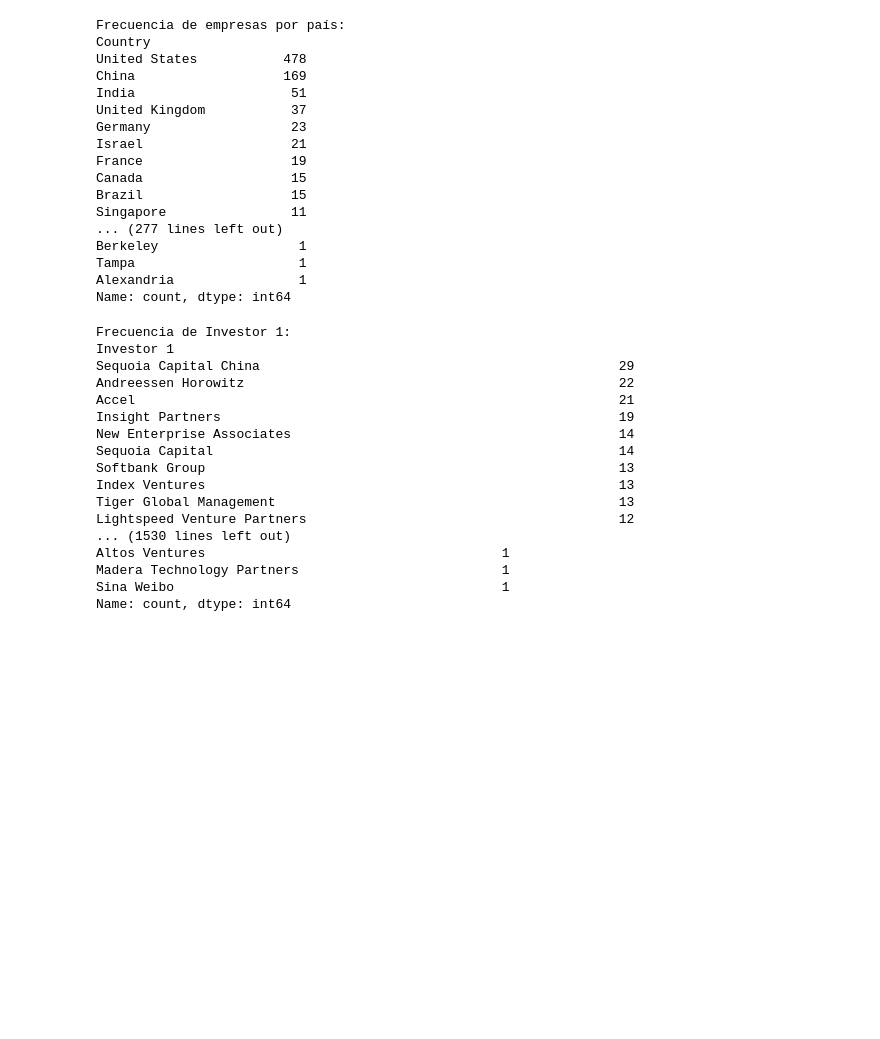
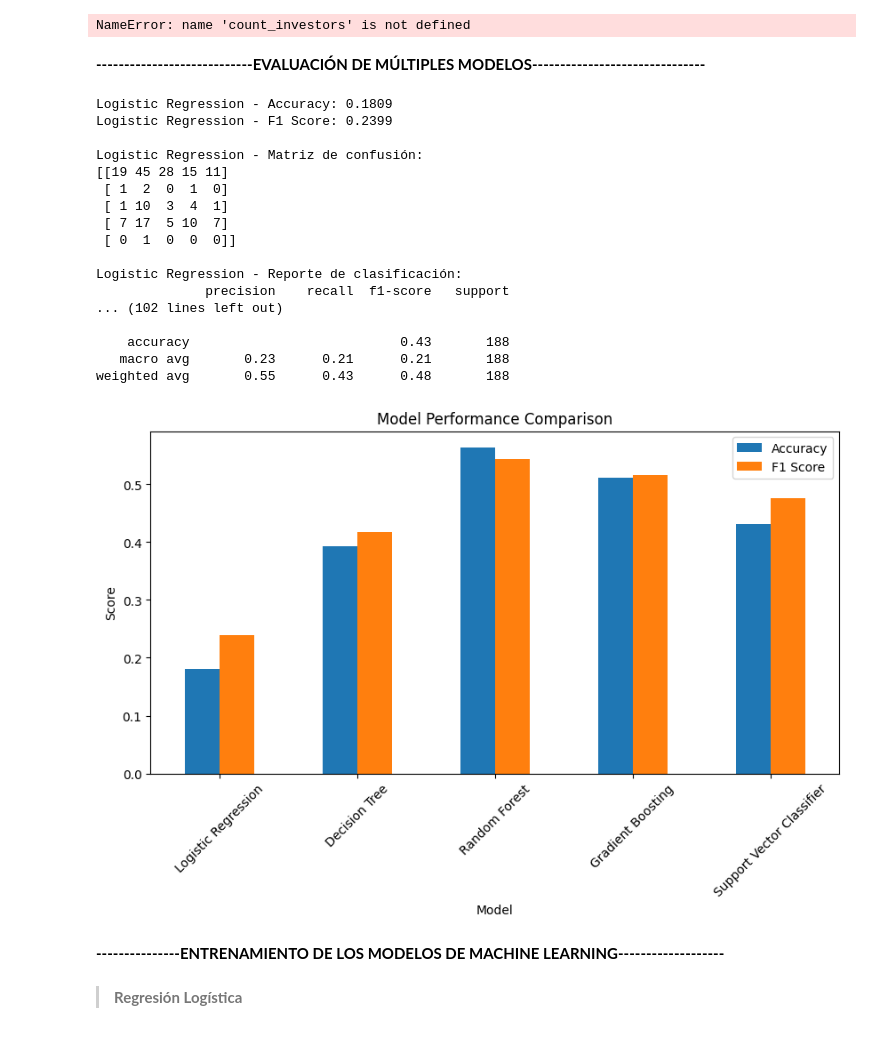
Before and after one commit to PoeMadara/startups-machine-learning-team-1, a Jupyter notebook: notebooks/main.ipynb, the cells around one changed output. Saved outputs shown, nothing was run; the diff lists cells and outputs as text; code cells hidden in the pictures; blank space fills up the shorter version.

```diff
--- a/notebooks/main.ipynb
+++ b/notebooks/main.ipynb
@@ -108,42 +99,4 @@ Name: count, dtype: int64
-# %%
-# Muestra la frecuencia de empresas por país y ciudad
-frequency_stats(df)
-# %% [output]
-Frecuencia de empresas por país:
-Country
-United States           478
-China                   169
-India                    51
-United Kingdom           37
-Germany                  23
-Israel                   21
-France                   19
-Canada                   15
-Brazil                   15
-Singapore                11
-... (277 lines left out)
-Berkeley                  1
-Tampa                     1
-Alexandria                1
-Name: count, dtype: int64
-# %%
-# Muestra estadísticas sobre los inversores
-investor_stats(df)
-# %% [output]
-Frecuencia de Investor 1:
-Investor 1
-Sequoia Capital China                                              29
-Andreessen Horowitz                                                22
-Accel                                                              21
-Insight Partners                                                   19
-New Enterprise Associates                                          14
-Sequoia Capital                                                    14
-Softbank Group                                                     13
-Index Ventures                                                     13
-Tiger Global Management                                            13
-Lightspeed Venture Partners                                        12
-... (1530 lines left out)
-Altos Ventures                                      1
-Madera Technology Partners                          1
-Sina Weibo                                          1
-Name: count, dtype: int64
+# %%
+count_investors(df)
+# %% [output]
+NameError: name 'count_investors' is not defined
@@ -149,0 +105,28 @@ Name: count, dtype: int64
+# %% [markdown]
+**----------------------------EVALUACIÓN DE MÚLTIPLES MODELOS-------------------------------**
+# %%
+# Evaluación del rendimiento entre varios modelos y selección.
+evaluate_models(X_train_scaled, X_train_resampled, X_test_scaled, X_test, y_train_resampled, y_test)
+# %% [output]
+Logistic Regression - Accuracy: 0.1809
+Logistic Regression - F1 Score: 0.2399
+
+Logistic Regression - Matriz de confusión:
+[[19 45 28 15 11]
+ [ 1  2  0  1  0]
+ [ 1 10  3  4  1]
+ [ 7 17  5 10  7]
+ [ 0  1  0  0  0]]
+
+Logistic Regression - Reporte de clasificación:
+              precision    recall  f1-score   support
+... (102 lines left out)
+
+    accuracy                           0.43       188
+   macro avg       0.23      0.21      0.21       188
+weighted avg       0.55      0.43      0.48       188
+[figure, added]
+# %% [markdown]
+ **---------------ENTRENAMIENTO DE LOS MODELOS DE MACHINE LEARNING-------------------**
+# %% [markdown]
+> **Regresión Logística**
```
Also changed, not shown: parts of 12 cells of this notebook, 1 other file.
